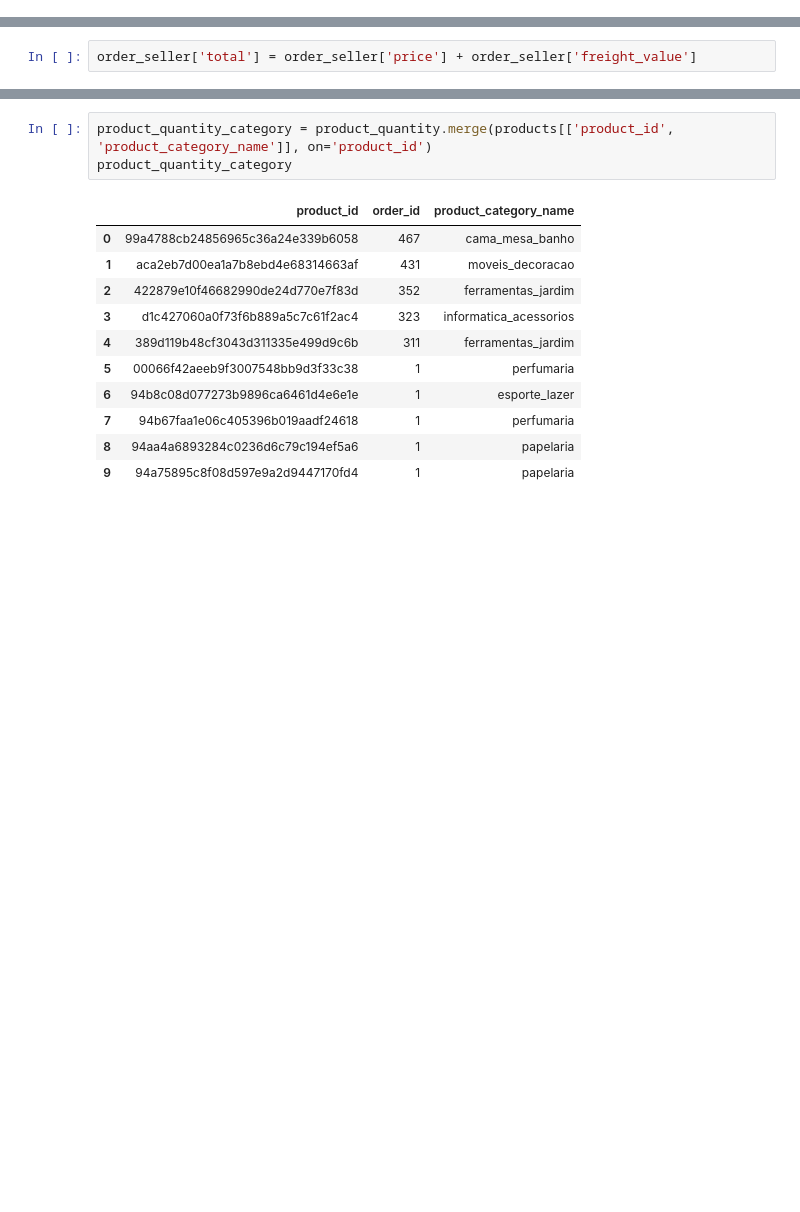
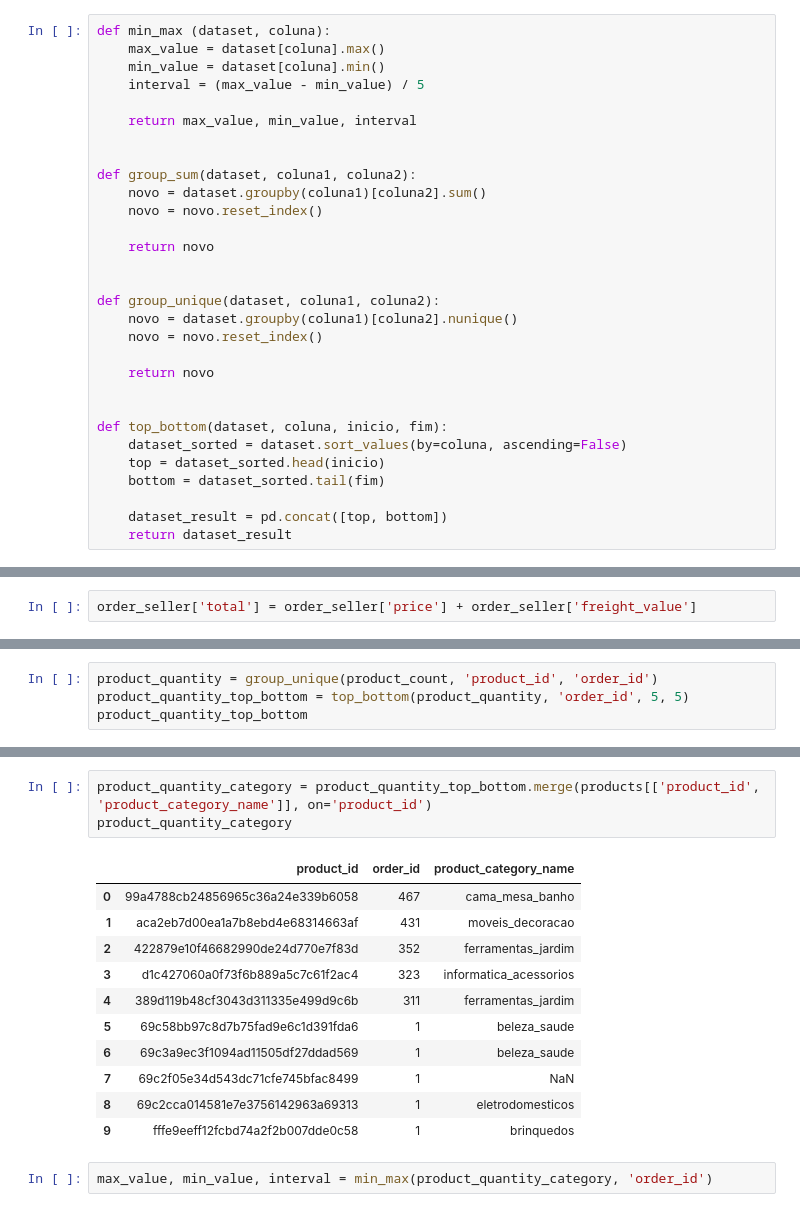
Before and after one commit to RafeuLopo/Kaggle_Analysis, a Jupyter notebook: Olist_Analysis.ipynb, the cells around one changed output, grey strips where cells are left out. Saved outputs shown, nothing was run; the diff lists cells and outputs as text; blank space fills up the shorter version.

```diff
--- a/Olist_Analysis.ipynb
+++ b/Olist_Analysis.ipynb
@@ -7,3 +35,33 @@ import numpy as np
+# %%
+def min_max (dataset, coluna):
+    max_value = dataset[coluna].max()
+    min_value = dataset[coluna].min()
+    interval = (max_value - min_value) / 5
+
+    return max_value, min_value, interval
+
+
+def group_sum(dataset, coluna1, coluna2):
+    novo = dataset.groupby(coluna1)[coluna2].sum()
+    novo = novo.reset_index()
+
+    return novo
+
+
+def group_unique(dataset, coluna1, coluna2):
+    novo = dataset.groupby(coluna1)[coluna2].nunique()
+    novo = novo.reset_index()
+
+    return novo
+
+
+def top_bottom(dataset, coluna, inicio, fim):
+    dataset_sorted = dataset.sort_values(by=coluna, ascending=False)
+    top = dataset_sorted.head(inicio)
+    bottom = dataset_sorted.tail(fim)
+
+    dataset_result = pd.concat([top, bottom])
+    return dataset_result
 # %% [markdown]
 Carregando os datasets necessários para a resposta
 # %%
@@ -360,0 +386,4 @@ product_quantity
+# %%
+product_quantity = group_unique(product_count, 'product_id', 'order_id')
+product_quantity_top_bottom = top_bottom(product_quantity, 'order_id', 5, 5)
+product_quantity_top_bottom
@@ -361,15 +402,17 @@ product_quantity
 # %%
-product_quantity_category = product_quantity.merge(products[['product_id', 'product_category_name']], on='product_id')
+product_quantity_category = product_quantity_top_bottom.merge(products[['product_id', 'product_category_name']], on='product_id')
 product_quantity_category
 # %% [output]
 |  | product_id | order_id | product_category_name |
 | 0 | 99a4788cb24856965c36a24e339b6058 | 467 | cama_mesa_banho |
 | 1 | aca2eb7d00ea1a7b8ebd4e68314663af | 431 | moveis_decoracao |
 | 2 | 422879e10f46682990de24d770e7f83d | 352 | ferramentas_jardim |
 | 3 | d1c427060a0f73f6b889a5c7c61f2ac4 | 323 | informatica_acessorios |
 | 4 | 389d119b48cf3043d311335e499d9c6b | 311 | ferramentas_jardim |
-| 5 | 00066f42aeeb9f3007548bb9d3f33c38 | 1 | perfumaria |
-| 6 | 94b8c08d077273b9896ca6461d4e6e1e | 1 | esporte_lazer |
-| 7 | 94b67faa1e06c405396b019aadf24618 | 1 | perfumaria |
-| 8 | 94aa4a6893284c0236d6c79c194ef5a6 | 1 | papelaria |
-| 9 | 94a75895c8f08d597e9a2d9447170fd4 | 1 | papelaria |
+| 5 | 69c58bb97c8d7b75fad9e6c1d391fda6 | 1 | beleza_saude |
+| 6 | 69c3a9ec3f1094ad11505df27ddad569 | 1 | beleza_saude |
+| 7 | 69c2f05e34d543dc71cfe745bfac8499 | 1 | NaN |
+| 8 | 69c2cca014581e7e3756142963a69313 | 1 | eletrodomesticos |
+| 9 | fffe9eeff12fcbd74a2f2b007dde0c58 | 1 | brinquedos |
+# %%
+max_value, min_value, interval = min_max(product_quantity_category, 'order_id')
```
Also changed, not shown: parts of 53 cells of this notebook.
